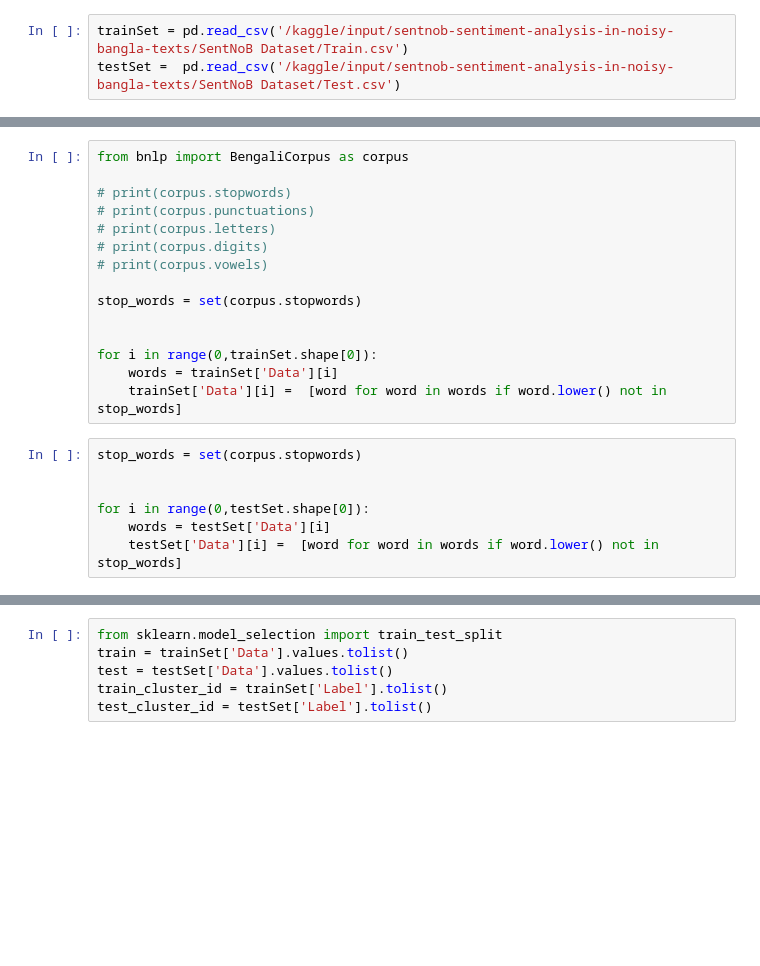
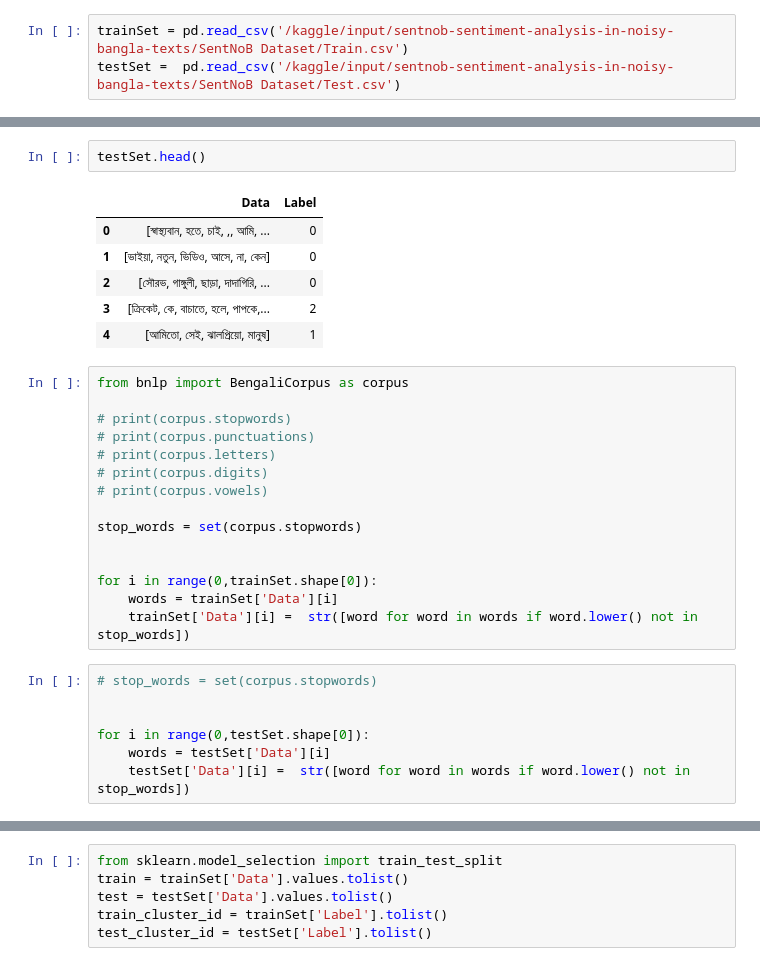
Before and after one commit to shahriyar-zaman/SentNOB_NLP, a Jupyter notebook: 3-stop-words-removal-bert.ipynb, the cells around one changed output, grey strips where cells are left out. Cells and saved outputs as stored; diff of their text form; blank space fills up the shorter version.

```diff
--- a/3-stop-words-removal-bert.ipynb
+++ b/3-stop-words-removal-bert.ipynb
@@ -65,3 +76,12 @@ for i in range(0,testSet.shape[0]):
+# %%
+testSet.head()
+# %% [output]
+|  | Data | Label |
+| 0 | [স্বাস্থ্যবান, হতে, চাই, ,, আমি, ... | 0 |
+| 1 | [ভাইয়া, নতুন, ভিডিও, আসে, না, কেন] | 0 |
+| 2 | [সৌরভ, গাঙ্গুলী, ছাড়া, দাদাগিরি, ... | 0 |
+| 3 | [ক্রিকেট, কে, বাচাতে, হলে, পাপকে,... | 2 |
+| 4 | [আমিতো, সেই, ঝালপ্রিয়ো, মানুষ] | 1 |
 # %%
 from bnlp import BengaliCorpus as corpus
 
@@ -76,11 +96,11 @@ stop_words = set(corpus.stopwords)
 
 for i in range(0,trainSet.shape[0]):
     words = trainSet['Data'][i]
-    trainSet['Data'][i] =  [word for word in words if word.lower() not in stop_words]
+    trainSet['Data'][i] =  str([word for word in words if word.lower() not in stop_words])
 # %%
-stop_words = set(corpus.stopwords)
+# stop_words = set(corpus.stopwords)
 
 
 for i in range(0,testSet.shape[0]):
     words = testSet['Data'][i]
-    testSet['Data'][i] =  [word for word in words if word.lower() not in stop_words]
+    testSet['Data'][i] =  str([word for word in words if word.lower() not in stop_words])
```
Also changed, not shown: parts of 11 cells of this notebook.
